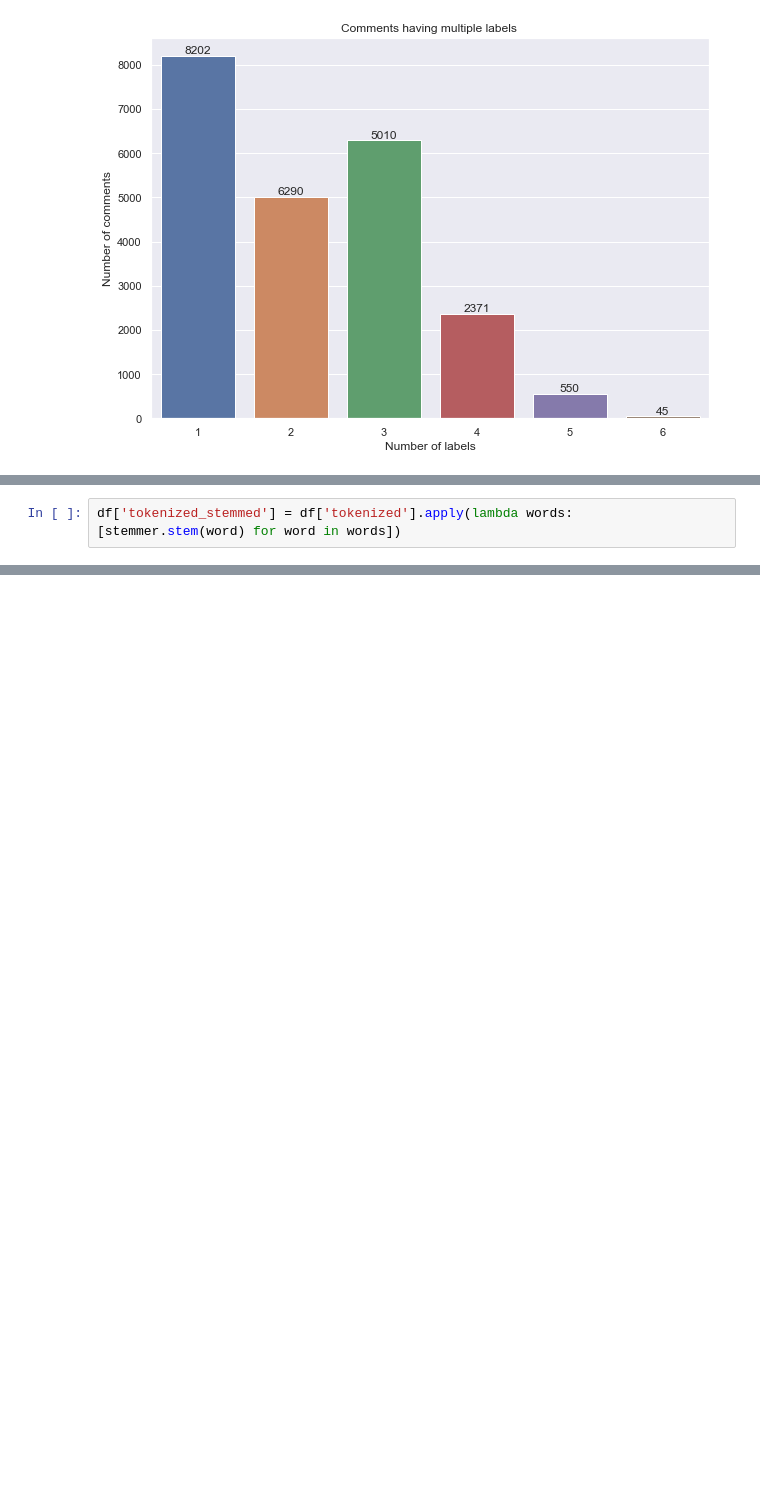
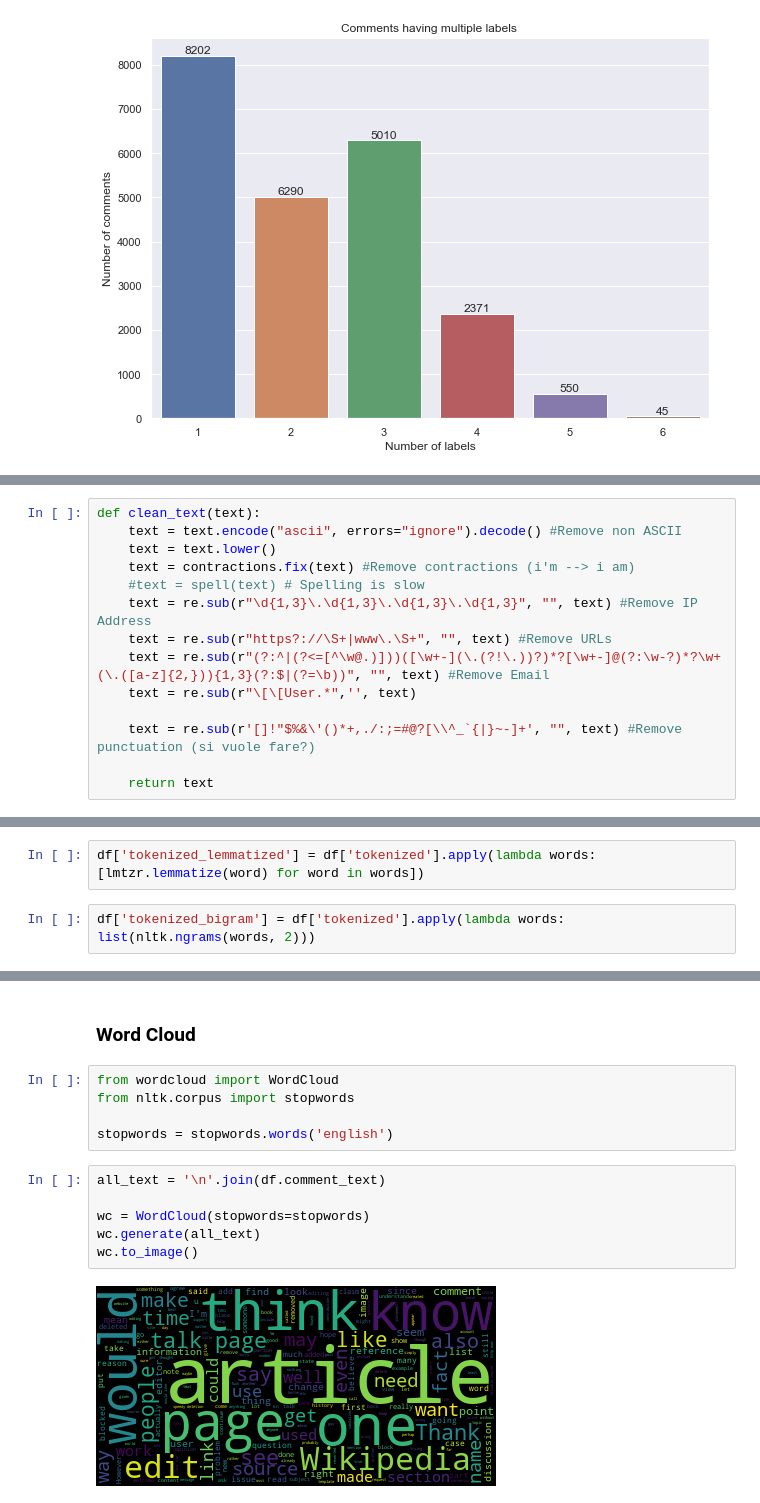
Before and after one commit to francescogemignani/Toxic-Comments-Classification-Challenge, a Jupyter notebook: Untitled.ipynb, the cells around one changed output, grey strips where cells are left out. Cells and saved outputs as stored; diff of their text form; blank space fills up the shorter version.

```diff
--- a/Untitled.ipynb
+++ b/Untitled.ipynb
@@ -284,2 +201,0 @@ df['tokenized_no_stopwords'] = df['tokenized'].apply(lambda words: [word for wor
-# %%
-df['tokenized_stemmed'] = df['tokenized'].apply(lambda words: [stemmer.stem(word) for word in words])
@@ -297,0 +277,14 @@ https://www.kaggle.com/adldotori/all-in-one-dataset
+# %%
+def clean_text(text):
+    text = text.encode("ascii", errors="ignore").decode() #Remove non ASCII
+    text = text.lower()
+    text = contractions.fix(text) #Remove contractions (i'm --> i am)
+    #text = spell(text) # Spelling is slow
+    text = re.sub(r"\d{1,3}\.\d{1,3}\.\d{1,3}\.\d{1,3}", "", text) #Remove IP Address
+    text = re.sub(r"https?://\S+|www\.\S+", "", text) #Remove URLs
+    text = re.sub(r"(?:^|(?<=[^\w@.)]))([\w+-](\.(?!\.))?)*?[\w+-]@(?:\w-?)*?\w+(\.([a-z]{2,})){1,3}(?:$|(?=\b))", "", text) #Remove Email
+    text = re.sub(r"\[\[User.*",'', text)
+
+    text = re.sub(r'[]!"$%&\'()*+,./:;=#@?[\\^_`{|}~-]+', "", text) #Remove punctuation (si vuole fare?)
+
+    return text
@@ -297,0 +350,4 @@ https://www.kaggle.com/adldotori/all-in-one-dataset
+# %%
+df['tokenized_lemmatized'] = df['tokenized'].apply(lambda words: [lmtzr.lemmatize(word) for word in words])
+# %%
+df['tokenized_bigram'] = df['tokenized'].apply(lambda words: list(nltk.ngrams(words, 2)))
@@ -297,0 +363,15 @@ https://www.kaggle.com/adldotori/all-in-one-dataset
+# %% [markdown]
+### Word Cloud
+# %%
+from wordcloud import WordCloud
+from nltk.corpus import stopwords
+
+stopwords = stopwords.words('english')
+# %%
+all_text = '\n'.join(df.comment_text)
+
+wc = WordCloud(stopwords=stopwords)
+wc.generate(all_text)
+wc.to_image()
+# %% [output]
+[figure, added]
```
Also changed, not shown: parts of 45 cells of this notebook.
